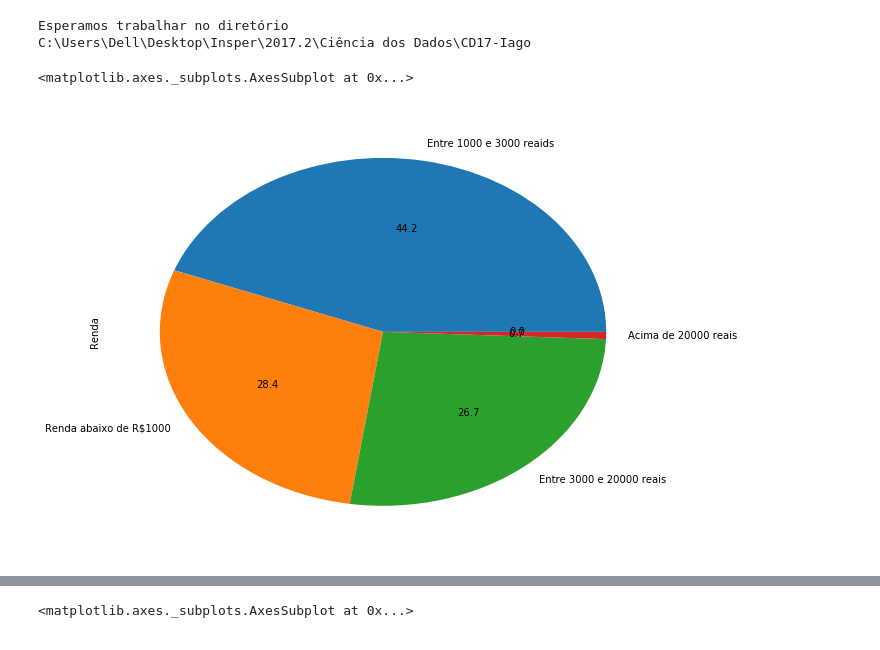
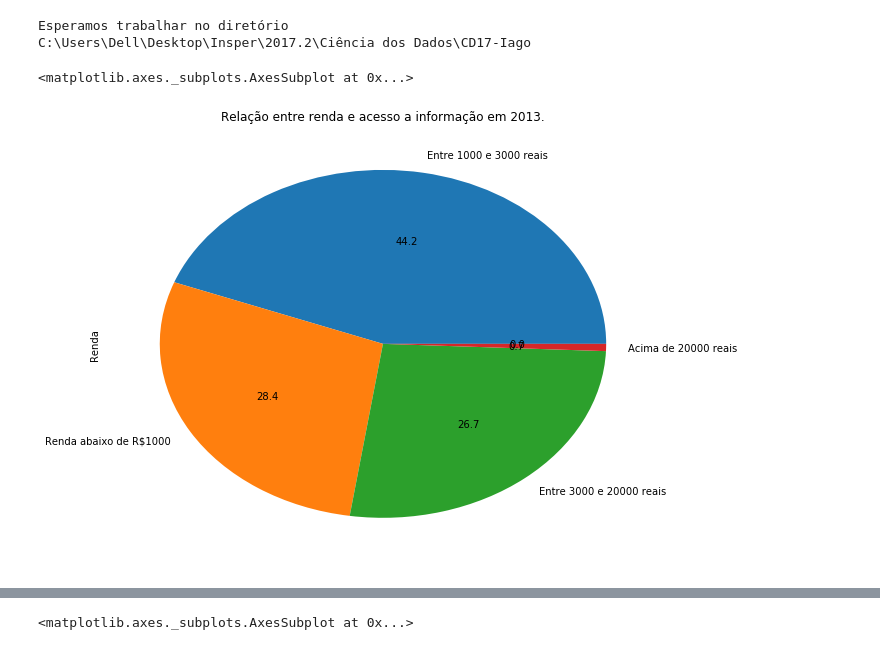
Before and after one commit to IagoMendes/CD17-Iago, a Jupyter notebook: Projeto1 Layout.ipynb, the cells around one changed output, grey strips where cells are left out. Drawn from its saved outputs; the diff is of its cells as text; code cells hidden in the pictures.

Commit message:
atualizei o código de 2013, estou fazendo uma coluna com a proporção de renda

```diff
--- a/Projeto1 Layout.ipynb
+++ b/Projeto1 Layout.ipynb
@@ -29,7 +29,7 @@ print(os.getcwd())
 Esperamos trabalhar no diretório
 C:\Users\Dell\Desktop\Insper\2017.2\Ciência dos Dados\CD17-Iago
 # %%
-#DADOS DE 2013
+#DADOS DE 2013 - código base (quase finalizado)
 dados_2013 = pd.read_csv('DOM2013.csv',sep=',')
 dados_2013 = pd.DataFrame(dados_2013)
 dados_2013_35 = dados_2013.loc[dados_2013.UF == 35]
@@ -51,33 +51,42 @@ dados_2013 = dados_2013.loc[(dados_2013.UF == 35) &\
                             (dados_2013.V4621 != 999999999999)]
 
 dados_2013.UF = dados_2013.UF.astype('category')
 dados_2013.UF.cat.categories = {"São Paulo"}
 dados_2013.V0220  = dados_2013.V0220.astype('category')
 dados_2013.V0220.cat.categories = {"Sim"}
 dados_2013.V02272 = dados_2013.V02272.astype('category')
 dados_2013.V02272.cat.categories = {"Sim"}
 dados_2013.V02322 = dados_2013.V02322.astype('category')
 dados_2013.V02322.cat.categories = {"Sim"}
 dados_2013.V02424 = dados_2013.V02424.astype('category')
 dados_2013.V02424.cat.categories = {"Sim"}
 dados_2013.V02426 = dados_2013.V02426.astype('category')
 dados_2013.V02426.cat.categories = {"Sim"}
 
+#criando grafico de dispersão de renda
+dados_renda_2013 = dados_2013.loc[:,["V4621"]]
+dados_renda_final = pd.cut(dados_renda_2013.V4621, bins=[-1,1000,3000,20000,615000])
+
+#unindo as variáveis para plotar um unico grafico que mostre a porcentagem respectiva entre a renda e o acesso a info
 coluna_renda = pd.cut(dados_2013.V4621, bins=[-1,1000,3000,20000,615000]\
-                                      , labels=["Renda abaixo de R$1000","Entre 1000 e 3000 reais","Entre 3000 e 20000 reais", "Acima de 20000 reais"])
+                                      , labels=["Renda abaixo de R$1000",
+                                                "Entre 1000 e 3000 reais",
+                                                "Entre 3000 e 20000 reais",
+                                                "Acima de 20000 reais"])
 dados_2013["Renda"] = coluna_renda
 dados_2013 = dados_2013.loc[:,["UF","V0220", "V02272","V02322","V02424","V02426","Renda"]]
 dados_2013 = dados_2013.rename(columns={"UF":"Estado",\
                                         "V0220":"Celular",\
                                         "V02272":"Televisão por assinatura",\
                                         "V02322":"Acesso a internet no próprio domicílio",\
                                         "V02424":"Acesso a internet por 3g ou 4g",\
                                         "V02426":"Acesso por banda larga"})
 
 dados_2013.to_csv("dados_2013menor.csv")
 dados_2013.Renda = dados_2013.Renda.cat.add_categories(["Dado Indisponível"])
 dados_2013.Renda.fillna("Dado Indisponível")
-dados_2013.Renda.value_counts().plot(kind="pie", autopct="%.1f", figsize=(10,8))
+dados_2013.Renda.value_counts().plot(kind="pie", autopct="%.1f", figsize=(10,8),\
+                                     title='Relação entre renda e acesso a informação em 2013.')
 # %% [output]
 <matplotlib.axes._subplots.AxesSubplot at 0x...>
-[figure, old version]
+[figure, new version]
```
Also changed, not shown: parts of 3 cells of this notebook, 1 other file.
